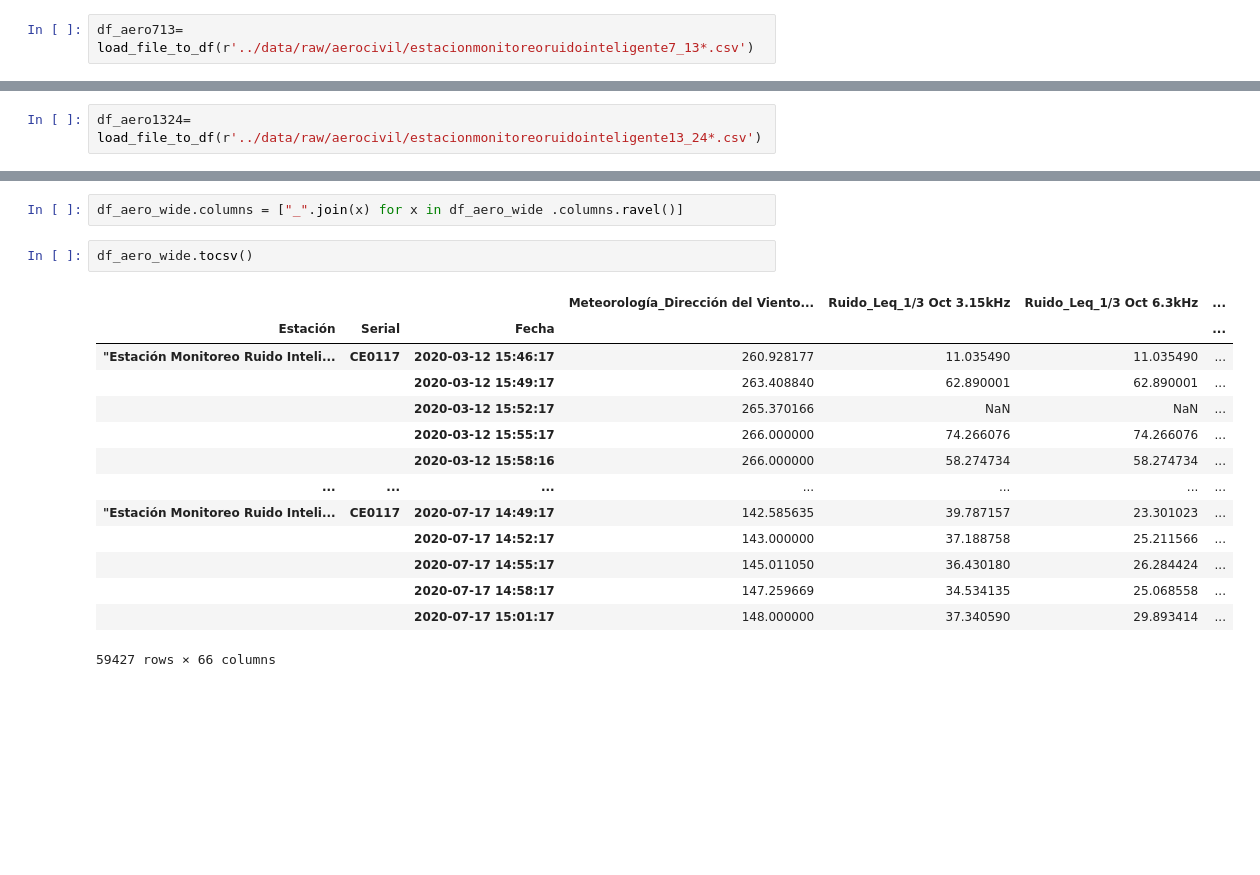
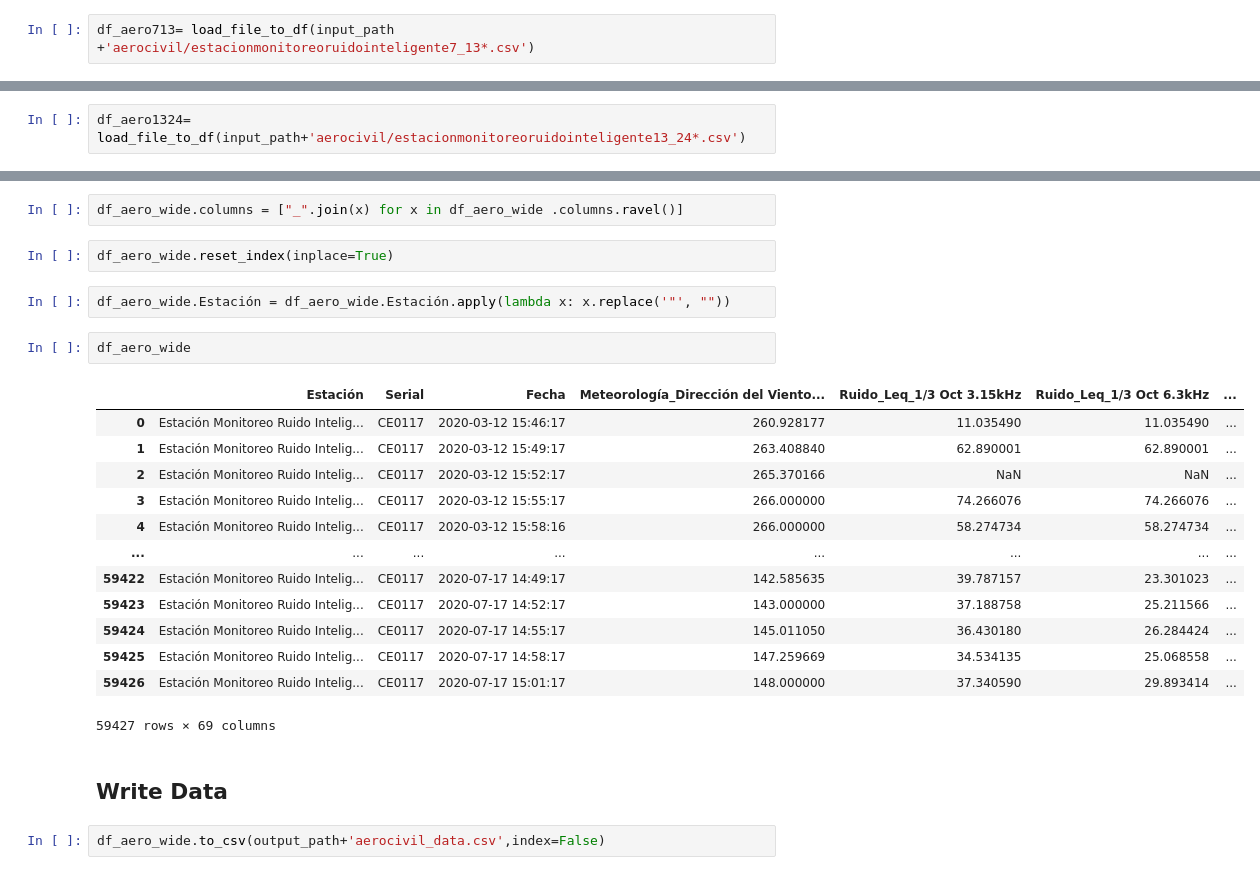
Before and after one commit to team-78-ds4a/project, a Jupyter notebook: code/Data Merge.ipynb, the cells around one changed output, grey strips where cells are left out. Cells and saved outputs as stored; diff of their text form; blank space fills up the shorter version.

Commit message:
Data Merge

```diff
--- a/code/EDA.ipynb
+++ b/code/Data Merge.ipynb
@@ -22,5 +26,5 @@ output_path = '../data/interim/'
 # %%
-df_aero713= load_file_to_df(r'../data/raw/aerocivil/estacionmonitoreoruidointeligente7_13*.csv')
+df_aero713= load_file_to_df(input_path +'aerocivil/estacionmonitoreoruidointeligente7_13*.csv')
 # %% [output]
 Number of files to process:  4
 ../data/raw/aerocivil/estacionmonitoreoruidointeligente7_13_2020-04.csv :  460205
@@ -34,7 +38,7 @@ df_aero713.shape
 # %% [output]
 (2817859, 9)
 # %%
-df_aero1324= load_file_to_df(r'../data/raw/aerocivil/estacionmonitoreoruidointeligente13_24*.csv')
+df_aero1324= load_file_to_df(input_path+'aerocivil/estacionmonitoreoruidointeligente13_24*.csv')
 # %% [output]
 Number of files to process:  2
 ../data/raw/aerocivil/estacionmonitoreoruidointeligente13_24_2020-03.csv :  602158
@@ -101,20 +107,27 @@ df_aero_wide
 df_aero_wide.columns = df_aero_wide.columns.droplevel()
 # %%
 df_aero_wide.columns = ["_".join(x) for x in df_aero_wide .columns.ravel()]
+# %%
+df_aero_wide.reset_index(inplace=True)
+# %%
+df_aero_wide.Estación = df_aero_wide.Estación.apply(lambda x: x.replace('"', ""))
 # %%
-df_aero_wide.tocsv()
+df_aero_wide
 # %% [output]
-|  |  |  | Meteorología_Dirección del Viento... | Ruido_Leq_1/3 Oct 3.15kHz | Ruido_Leq_1/3 Oct 6.3kHz | ... |
-| Estación | Serial | Fecha |  |  |  | ... |
-| ﻿"Estación Monitoreo Ruido Inteli... | CE0117 | 2020-03-12 15:46:17 | 260.928177 | 11.035490 | 11.035490 | ... |
-|  |  | 2020-03-12 15:49:17 | 263.408840 | 62.890001 | 62.890001 | ... |
-|  |  | 2020-03-12 15:52:17 | 265.370166 | NaN | NaN | ... |
-|  |  | 2020-03-12 15:55:17 | 266.000000 | 74.266076 | 74.266076 | ... |
-|  |  | 2020-03-12 15:58:16 | 266.000000 | 58.274734 | 58.274734 | ... |
-| ... | ... | ... | ... | ... | ... | ... |
-| ﻿"Estación Monitoreo Ruido Inteli... | CE0117 | 2020-07-17 14:49:17 | 142.585635 | 39.787157 | 23.301023 | ... |
-|  |  | 2020-07-17 14:52:17 | 143.000000 | 37.188758 | 25.211566 | ... |
-|  |  | 2020-07-17 14:55:17 | 145.011050 | 36.430180 | 26.284424 | ... |
-|  |  | 2020-07-17 14:58:17 | 147.259669 | 34.534135 | 25.068558 | ... |
-|  |  | 2020-07-17 15:01:17 | 148.000000 | 37.340590 | 29.893414 | ... |
+|  | Estación | Serial | Fecha | Meteorología_Dirección del Viento... | Ruido_Leq_1/3 Oct 3.15kHz | Ruido_Leq_1/3 Oct 6.3kHz | ... |
+| 0 | ﻿Estación Monitoreo Ruido Intelig... | CE0117 | 2020-03-12 15:46:17 | 260.928177 | 11.035490 | 11.035490 | ... |
+| 1 | ﻿Estación Monitoreo Ruido Intelig... | CE0117 | 2020-03-12 15:49:17 | 263.408840 | 62.890001 | 62.890001 | ... |
+| 2 | ﻿Estación Monitoreo Ruido Intelig... | CE0117 | 2020-03-12 15:52:17 | 265.370166 | NaN | NaN | ... |
+| 3 | ﻿Estación Monitoreo Ruido Intelig... | CE0117 | 2020-03-12 15:55:17 | 266.000000 | 74.266076 | 74.266076 | ... |
+| 4 | ﻿Estación Monitoreo Ruido Intelig... | CE0117 | 2020-03-12 15:58:16 | 266.000000 | 58.274734 | 58.274734 | ... |
+| ... | ... | ... | ... | ... | ... | ... | ... |
+| 59422 | ﻿Estación Monitoreo Ruido Intelig... | CE0117 | 2020-07-17 14:49:17 | 142.585635 | 39.787157 | 23.301023 | ... |
+| 59423 | ﻿Estación Monitoreo Ruido Intelig... | CE0117 | 2020-07-17 14:52:17 | 143.000000 | 37.188758 | 25.211566 | ... |
+| 59424 | ﻿Estación Monitoreo Ruido Intelig... | CE0117 | 2020-07-17 14:55:17 | 145.011050 | 36.430180 | 26.284424 | ... |
+| 59425 | ﻿Estación Monitoreo Ruido Intelig... | CE0117 | 2020-07-17 14:58:17 | 147.259669 | 34.534135 | 25.068558 | ... |
+| 59426 | ﻿Estación Monitoreo Ruido Intelig... | CE0117 | 2020-07-17 15:01:17 | 148.000000 | 37.340590 | 29.893414 | ... |
-59427 rows × 66 columns
+59427 rows × 69 columns
+# %% [markdown]
+## Write Data
+# %%
+df_aero_wide.to_csv(output_path+'aerocivil_data.csv',index=False)
```
Also changed, not shown: parts of 4 cells of this notebook.
